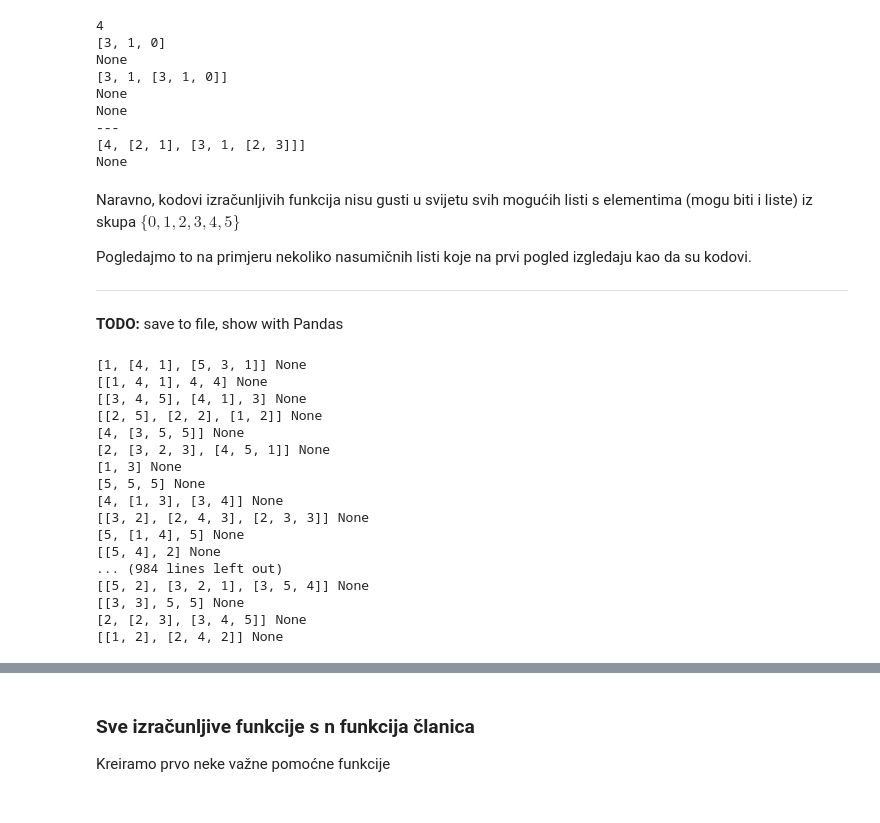
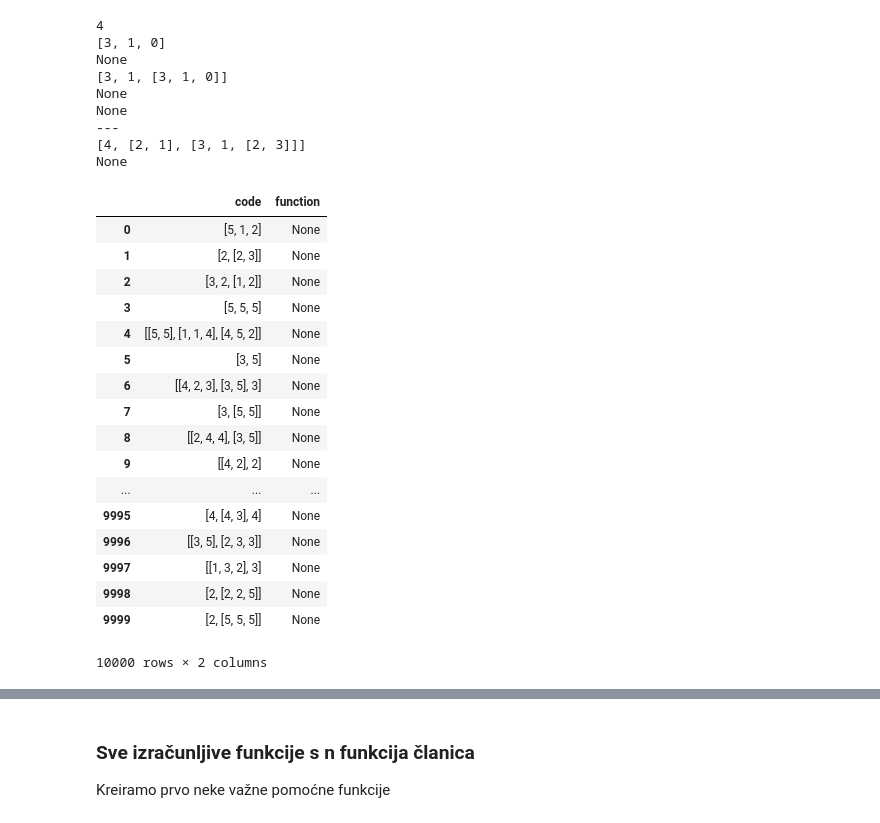
Before and after one commit to sandrolovnicki/Matematicki-softver, a Jupyter notebook: dz1/computability_analytics.ipynb, the cells around one changed output, grey strips where cells are left out. Drawn from its saved outputs; the diff is of its cells as text; code cells hidden in the pictures.

Commit message:
dz1/: [add] pandas dataframe

```diff
--- a/dz1/computability_analytics.ipynb
+++ b/dz1/computability_analytics.ipynb
@@ -469,13 +469,6 @@ None
 ---
 [4, [2, 1], [3, 1, [2, 3]]]
 None
-# %% [markdown]
-Naravno, kodovi izračunljivih funkcija nisu gusti u svijetu svih mogućih listi s elementima (mogu biti i liste) iz skupa $\{0,1,2,3,4,5\}$
-
-Pogledajmo to na primjeru nekoliko nasumičnih listi koje na prvi pogled izgledaju kao da su kodovi.
-
----
-**TODO:** save to file, show with Pandas
 # %%
 import random as rnd
 
@@ -493,25 +486,34 @@ def random_code(depth,maxlen):
             for i in range(0,lilen):
                 retlist.append(random_code(depth,maxlen))
             return retlist
-
-for i in range(0,1000):
-    cd = random_code(0,3)
-    print(cd, parse_from_code(cd))
-# %% [output]
-[1, [4, 1], [5, 3, 1]] None
-[[1, 4, 1], 4, 4] None
-[[3, 4, 5], [4, 1], 3] None
-[[2, 5], [2, 2], [1, 2]] None
-[4, [3, 5, 5]] None
-[2, [3, 2, 3], [4, 5, 1]] None
-[1, 3] None
-[5, 5, 5] None
-[4, [1, 3], [3, 4]] None
-[[3, 2], [2, 4, 3], [2, 3, 3]] None
-[5, [1, 4], 5] None
-[[5, 4], 2] None
-... (984 lines left out)
-[[5, 2], [3, 2, 1], [3, 5, 4]] None
-[[3, 3], 5, 5] None
-[2, [2, 3], [3, 4, 5]] None
-[[1, 2], [2, 4, 2]] None
+# %%
+cdlist = []
+fnlist = []
+cdnum = 10000
+for i in range(0,cdnum):
+    code = random_code(0,3)
+    cdlist.append(str(code))
+    fnlist.append(parse_from_code(code))
+
+dframe = pd.DataFrame({"codes": cdlist, "functions": fnlist})
+dframe.columns = ["code", "function"]
+dframe
+# %% [output]
+|  | code | function |
+| 0 | [5, 1, 2] | None |
+| 1 | [2, [2, 3]] | None |
+| 2 | [3, 2, [1, 2]] | None |
+| 3 | [5, 5, 5] | None |
+| 4 | [[5, 5], [1, 1, 4], [4, 5, 2]] | None |
+| 5 | [3, 5] | None |
+| 6 | [[4, 2, 3], [3, 5], 3] | None |
+| 7 | [3, [5, 5]] | None |
+| 8 | [[2, 4, 4], [3, 5]] | None |
+| 9 | [[4, 2], 2] | None |
+| ... | ... | ... |
+| 9995 | [4, [4, 3], 4] | None |
+| 9996 | [[3, 5], [2, 3, 3]] | None |
+| 9997 | [[1, 3, 2], 3] | None |
+| 9998 | [2, [2, 2, 5]] | None |
+| 9999 | [2, [5, 5, 5]] | None |
+10000 rows × 2 columns
```
Also changed, not shown: parts of 7 cells of this notebook.
